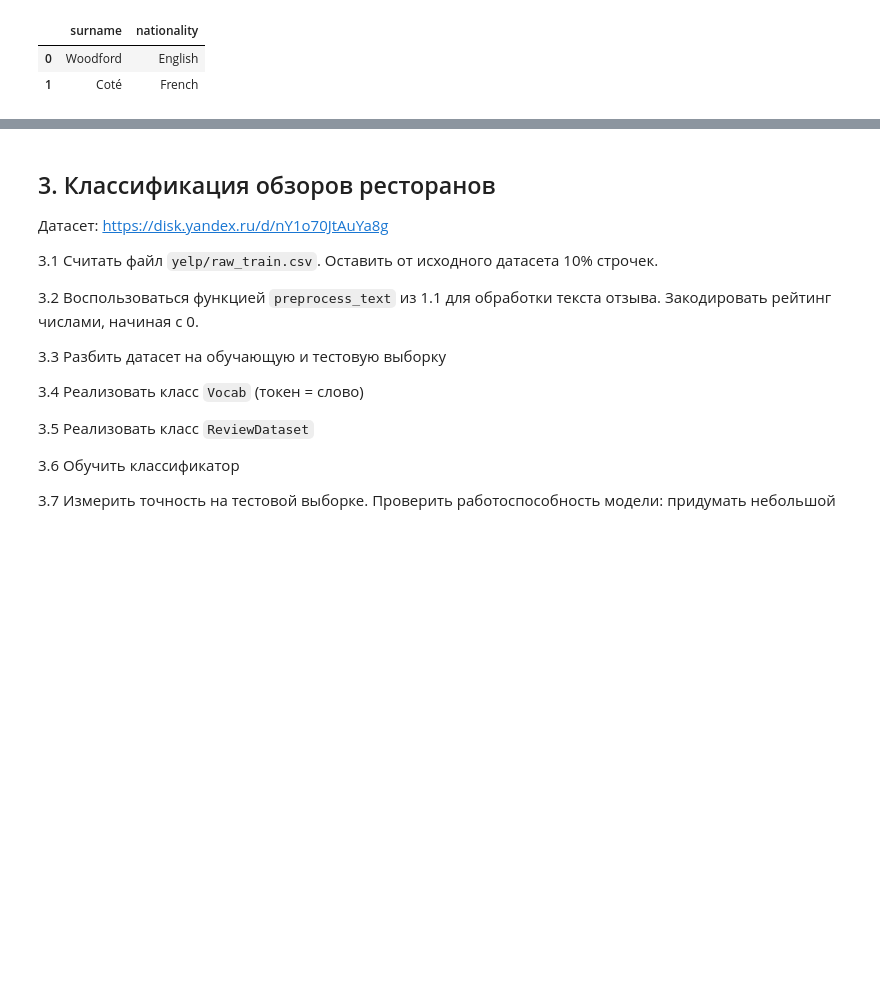
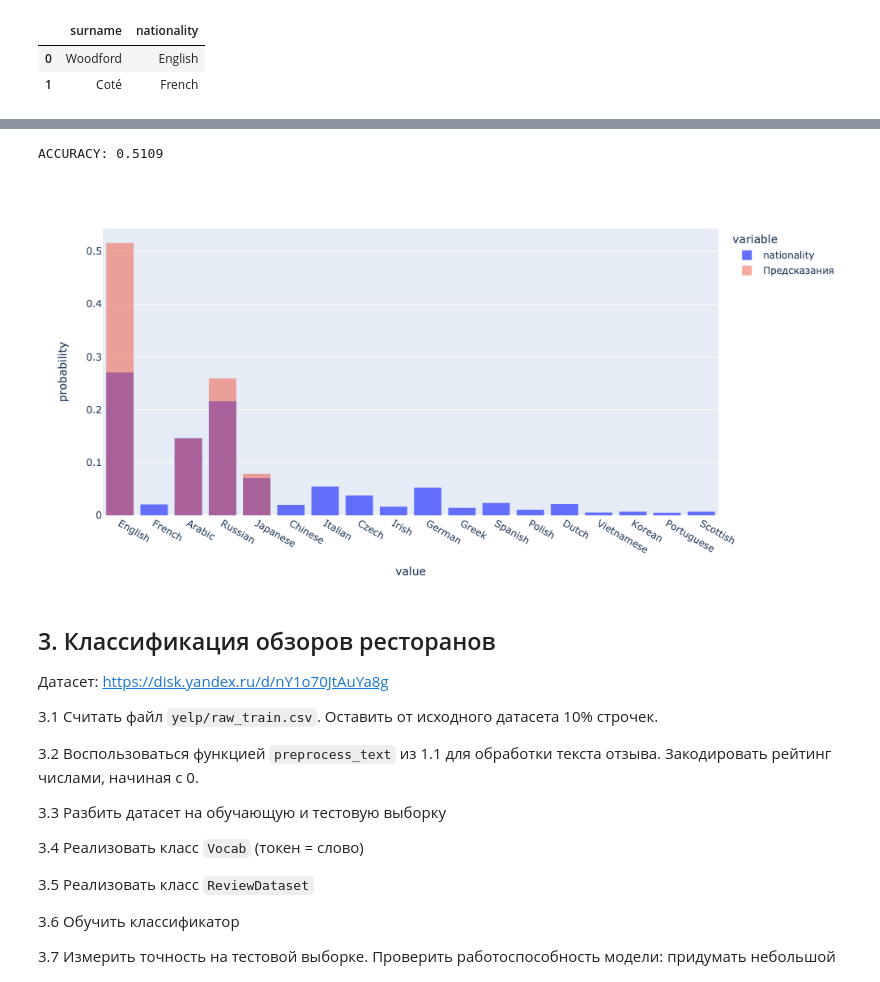
Before and after one commit to vktrbr/tadimo_2_sem, a Jupyter notebook: 05_NLP_1_intro.ipynb, the cells around one changed output, grey strips where cells are left out. Cells and saved outputs as stored; diff of their text form; code cells hidden in the pictures; blank space fills up the shorter version.

```diff
--- a/05_NLP_1_intro.ipynb
+++ b/05_NLP_1_intro.ipynb
@@ -168,10 +175,12 @@ tensor([0., 1., 0., 0.]) tensor(1)
 # %%
-vocab_train_dataset= SurnamesDataset(surnames_train.surname, surnames_train.nationality, Vocab(surnames))
+vocab_train_dataset = SurnamesDataset(surnames_train.surname, surnames_train.nationality, Vocab(surnames))
 vocab_test_dataset = SurnamesDataset(surnames_test.surname, surnames_test.nationality, Vocab(surnames))
 
 model = torch.nn.Sequential(
-    torch.nn.Sigmoid(),
-    torch.nn.Linear(vocab_train_dataset.vocab.vocab_len, len(nationality_to_idx)),
+    torch.nn.Linear(vocab_train_dataset.vocab.vocab_len, 2048),
+    torch.nn.ELU(),
+    torch.nn.Linear(2048, 512),
+    torch.nn.Linear(512, len(nationality_to_idx)),
     torch.nn.Softmax(dim=1)
 )
 
@@ -189,8 +198,7 @@ for i in range(10):
     epoch_loss = 0
     j = 1
 
-    for j, (batch_x, batch_y) in enumerate(DataLoader(vocab_train_dataset, batch_size=32, shuffle=True), 1):
-
+    for j, (batch_x, batch_y) in enumerate(DataLoader(vocab_train_dataset, batch_size=64, shuffle=True), 1):
         y_pred = model(batch_x)
         running_loss = loss(y_pred, batch_y)
         epoch_loss += running_loss.item()
@@ -201,7 +209,6 @@ for i in range(10):
 
     epoch_loss /= j
     if i % 2 == 0:
-
         print(f'EPOCH: {i + 1:3d} \t LOSS: {epoch_loss:0.4f}')
 
     loss_log.append(epoch_loss)
@@ -214,3 +221,24 @@ EPOCH:   9       LOSS: 2.7111
+# %%
+idx_to_nationalities = {v: u for u, v in nationality_to_idx.items()}
+# %%
+right_answers = 0
+answers = []
+for batch_x, batch_y in DataLoader(vocab_test_dataset, batch_size=32):
+    predictions = model(batch_x).argmax(dim=1)
+    answers.extend(map(lambda x: idx_to_nationalities[int(x)], predictions))
+    right_answers += (torch.eq(batch_y, predictions)).sum()
+
+
+print(f'ACCURACY: {right_answers / len(vocab_test_dataset):0.4f}')
+# %% [output]
+ACCURACY: 0.5109
+# %%
+fig = px.histogram(surnames.nationality, histnorm='probability')
+fig.add_histogram(x=answers, histnorm='probability', opacity=0.5, name='Предсказания')
+fig.update_layout(barmode='overlay')
+fig.show(renderer='png', width=1000)
+# %% [output]
+[figure, added]
 # %%
 # задание абсолютно некорректное
 # сохраним в гите это решение и идем дальше
```
Also changed, not shown: parts of 8 cells of this notebook.
